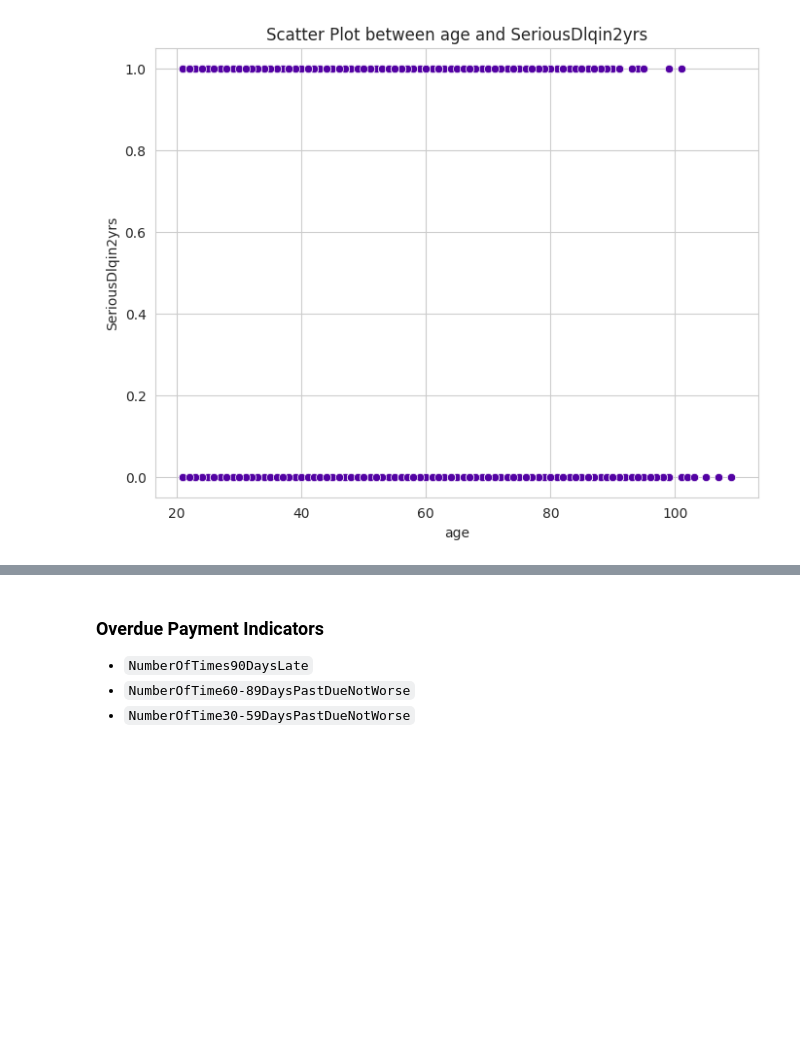
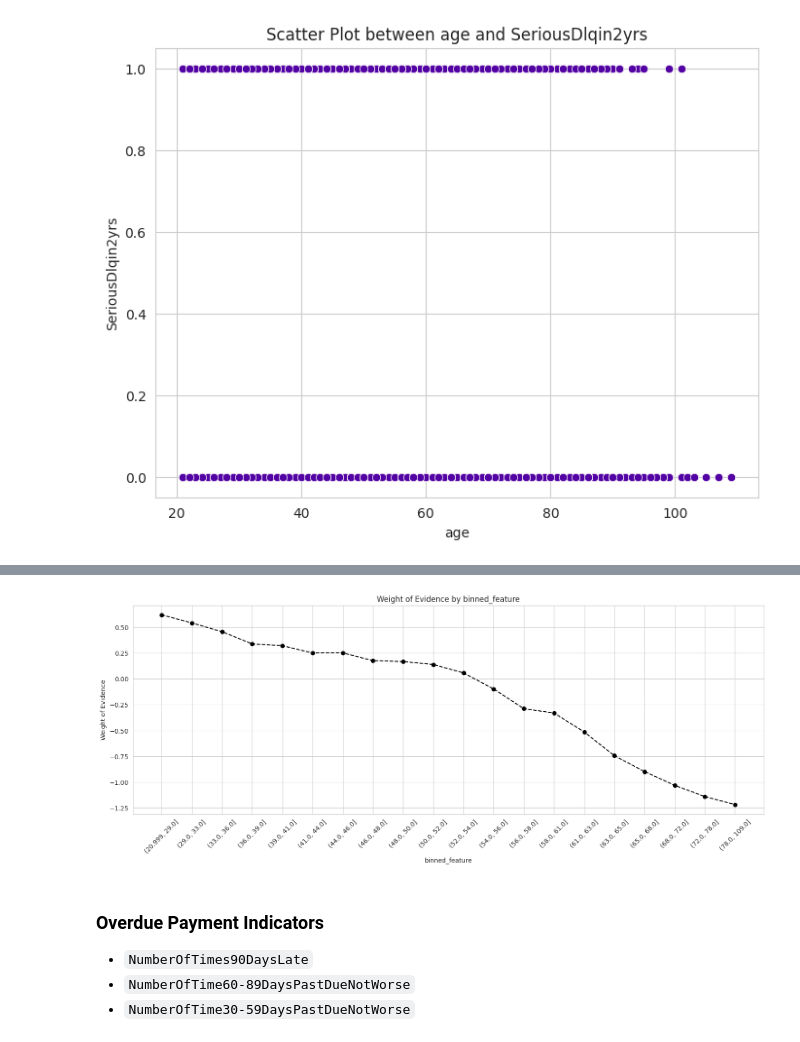
Before and after one commit to Saba-a11/Kaggle_Credit_Score, a Jupyter notebook: CreditModel.ipynb, the cells around one changed output, grey strips where cells are left out. Saved outputs shown, nothing was run; the diff lists cells and outputs as text; code cells hidden in the pictures; blank space fills up the shorter version.

```diff
--- a/CreditModel.ipynb
+++ b/CreditModel.ipynb
@@ -357,3 +392,22 @@ scatter_plot(combined_data,'RevolvingUtilizationOfUnsecuredLines', 'SeriousDlqin
+# %%
+combined_data['RevolvingUtilizationOfUnsecuredLines: < 0.003'] = np.where((combined_data['RevolvingUtilizationOfUnsecuredLines'] <= 0.003), 1, 0)
+
+combined_data['RevolvingUtilizationOfUnsecuredLines: 0.003 - 0.0435'] = np.where((combined_data['RevolvingUtilizationOfUnsecuredLines'] > 0.003) &
+                                                                          (combined_data['RevolvingUtilizationOfUnsecuredLines'] <= 0.0435), 1, 0)
+
+combined_data['RevolvingUtilizationOfUnsecuredLines: 0.0435 - 0.154'] = np.where((combined_data['RevolvingUtilizationOfUnsecuredLines'] > 0.0435) &
+                                                                          (combined_data['RevolvingUtilizationOfUnsecuredLines'] <= 0.154), 1, 0)
+
+combined_data['RevolvingUtilizationOfUnsecuredLines: 0.154 - 0.271'] = np.where((combined_data['RevolvingUtilizationOfUnsecuredLines'] > 0.154) &
+                                                                          (combined_data['RevolvingUtilizationOfUnsecuredLines'] <= 0.271), 1, 0)
+
+combined_data['RevolvingUtilizationOfUnsecuredLines: 0.271 - 0.446'] = np.where((combined_data['RevolvingUtilizationOfUnsecuredLines'] > 0.271) &
+                                                                          (combined_data['RevolvingUtilizationOfUnsecuredLines'] <= 0.446), 1, 0)
+
+combined_data['RevolvingUtilizationOfUnsecuredLines: 0.446 - 0.702'] = np.where((combined_data['RevolvingUtilizationOfUnsecuredLines'] > 0.446) &
+                                                                          (combined_data['RevolvingUtilizationOfUnsecuredLines'] <= 0.702), 1, 0)
+
+combined_data['RevolvingUtilizationOfUnsecuredLines: > 0.702'] = np.where((combined_data['RevolvingUtilizationOfUnsecuredLines'] > 0.702), 1, 0)
 # %% [markdown]
 ### Age Column
 # %%
@@ -385,3 +439,6 @@ Correlation between age and SeriousDlqin2yrs: -0.11539662019283052
 scatter_plot(combined_data, 'age', 'SeriousDlqin2yrs')
 # %% [output]
 [figure]
+# %%
+woe_iv_result = calculate_woe_iv(combined_data, 'SeriousDlqin2yrs', 'age', bins=20)
+print(woe_iv_result)
@@ -387,0 +463,4 @@ scatter_plot(combined_data, 'age', 'SeriousDlqin2yrs')
+# %%
+plot_woe(woe_iv_result, 45)
+# %% [output]
+[figure, added]
```
Also changed, not shown: parts of 30 cells of this notebook.
